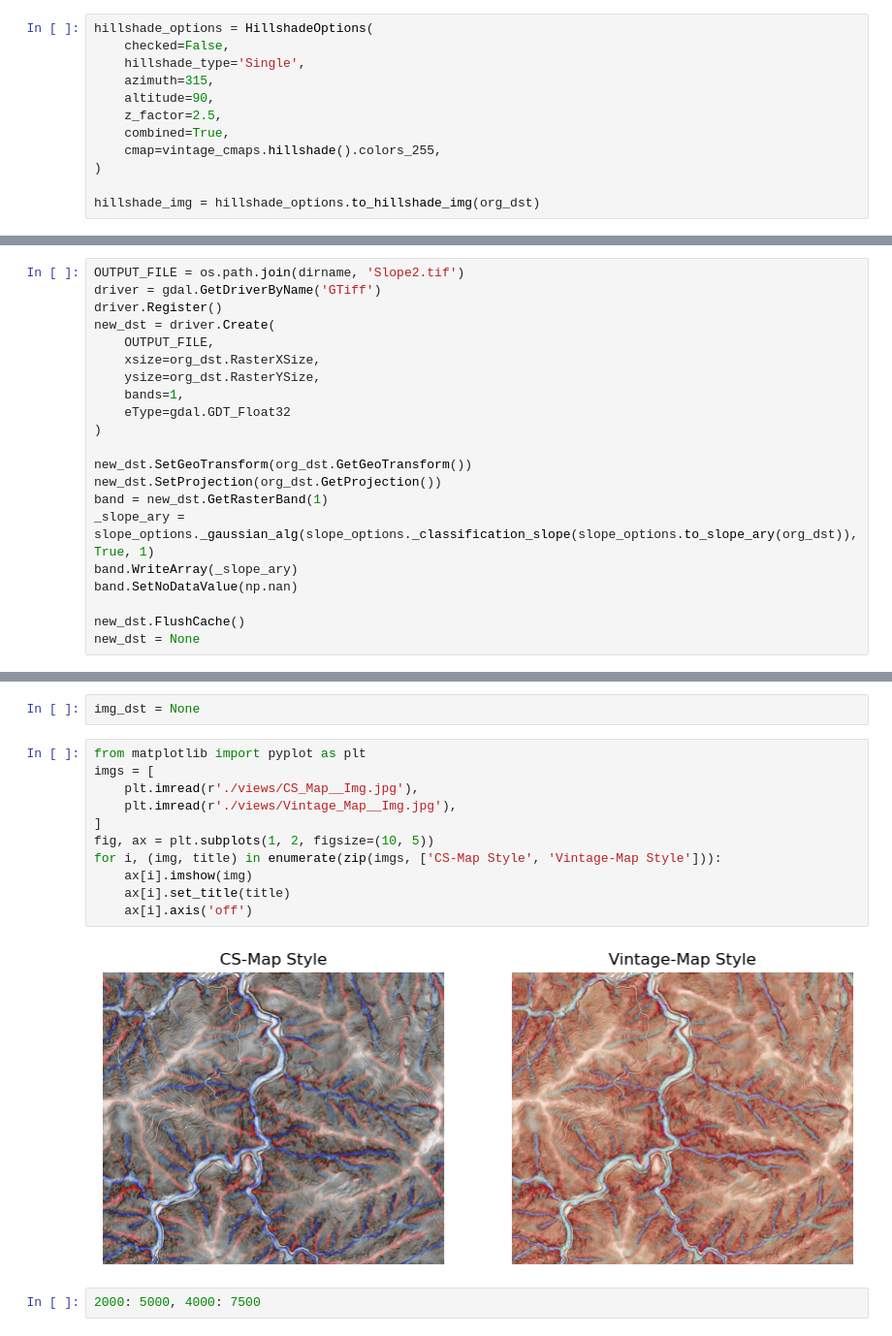
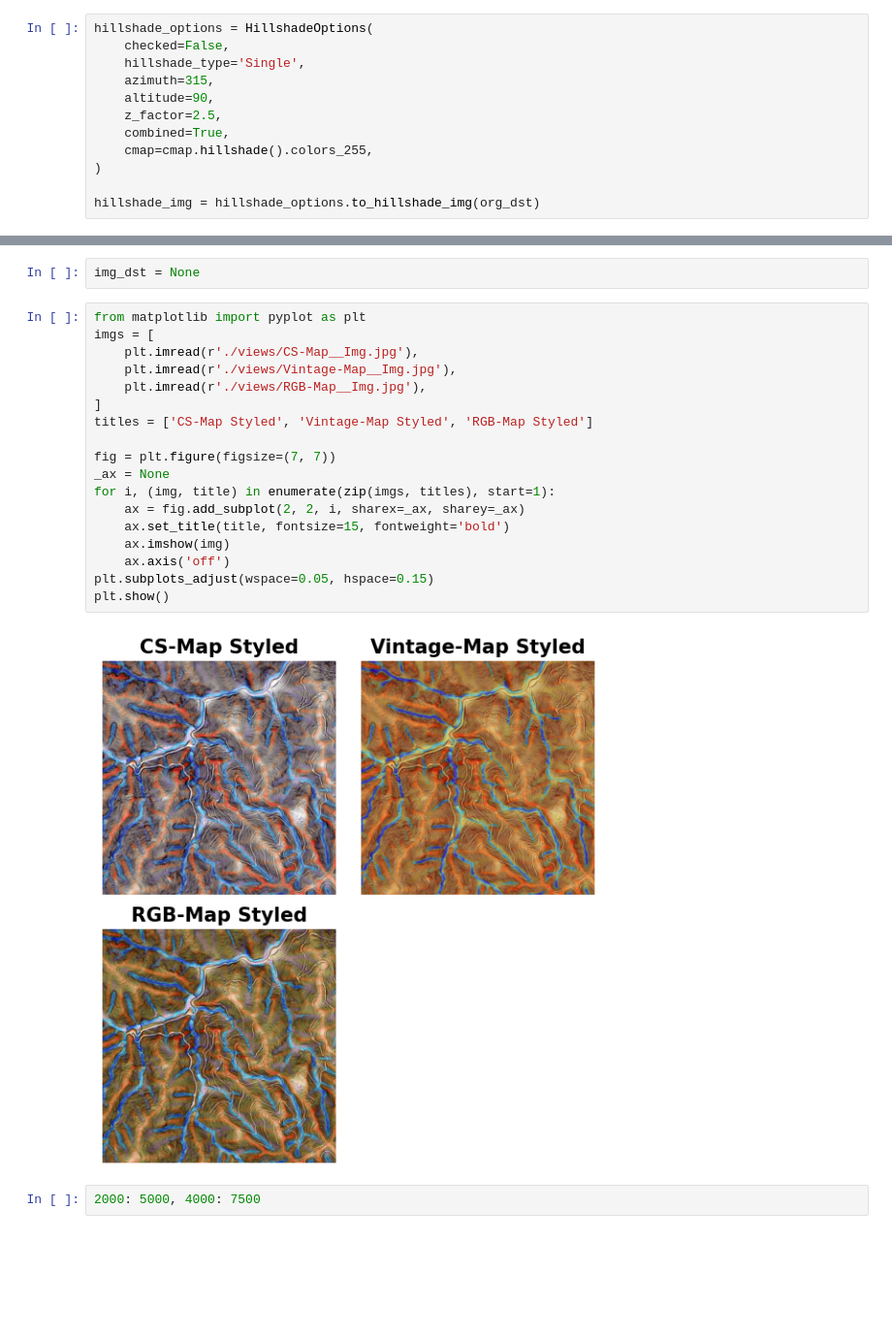
Before and after one commit to shingo405nagano/generating_topoglaphic_maps, a Jupyter notebook: create_map.ipynb, the cells around one changed output, grey strips where cells are left out. Shown at 97% size. Cells and saved outputs as stored; diff of their text form; blank space fills up the shorter version.

```diff
--- a/create_map.ipynb
+++ b/create_map.ipynb
@@ -80,7 +109,7 @@ hillshade_options = HillshadeOptions(
     altitude=90,
     z_factor=2.5,
     combined=True,
-    cmap=vintage_cmaps.hillshade().colors_255,
+    cmap=cmap.hillshade().colors_255,
 )
 
 hillshade_img = hillshade_options.to_hillshade_img(org_dst)
@@ -93,21 +119,0 @@ composited_img.show()
-# %%
-OUTPUT_FILE = os.path.join(dirname, 'Slope2.tif')
-driver = gdal.GetDriverByName('GTiff')
-driver.Register()
-new_dst = driver.Create(
-    OUTPUT_FILE,
-    xsize=org_dst.RasterXSize,
-    ysize=org_dst.RasterYSize,
-    bands=1,
-    eType=gdal.GDT_Float32
-)
-
-new_dst.SetGeoTransform(org_dst.GetGeoTransform())
-new_dst.SetProjection(org_dst.GetProjection())
-band = new_dst.GetRasterBand(1)
-_slope_ary = slope_options._gaussian_alg(slope_options._classification_slope(slope_options.to_slope_ary(org_dst)), True, 1)
-band.WriteArray(_slope_ary)
-band.SetNoDataValue(np.nan)
-
-new_dst.FlushCache()
-new_dst = None
@@ -211,16 +180,23 @@ img_dst = None
 # %%
 from matplotlib import pyplot as plt
 imgs = [
-    plt.imread(r'./views/CS_Map__Img.jpg'),
-    plt.imread(r'./views/Vintage_Map__Img.jpg'),
+    plt.imread(r'./views/CS-Map__Img.jpg'),
+    plt.imread(r'./views/Vintage-Map__Img.jpg'),
+    plt.imread(r'./views/RGB-Map__Img.jpg'),
 ]
-fig, ax = plt.subplots(1, 2, figsize=(10, 5))
-for i, (img, title) in enumerate(zip(imgs, ['CS-Map Style', 'Vintage-Map Style'])):
-    ax[i].imshow(img)
-    ax[i].set_title(title)
-    ax[i].axis('off')
+titles = ['CS-Map Styled', 'Vintage-Map Styled', 'RGB-Map Styled']
+
+fig = plt.figure(figsize=(7, 7))
+_ax = None
+for i, (img, title) in enumerate(zip(imgs, titles), start=1):
+    ax = fig.add_subplot(2, 2, i, sharex=_ax, sharey=_ax)
+    ax.set_title(title, fontsize=15, fontweight='bold')
+    ax.imshow(img)
+    ax.axis('off')
+plt.subplots_adjust(wspace=0.05, hspace=0.15)
+plt.show()
 # %% [output]
-[figure, old version]
+[figure, new version]
 # %%
 2000: 5000, 4000: 7500
 # %%
```
Also changed, not shown: parts of 18 cells of this notebook, 11 other files.
